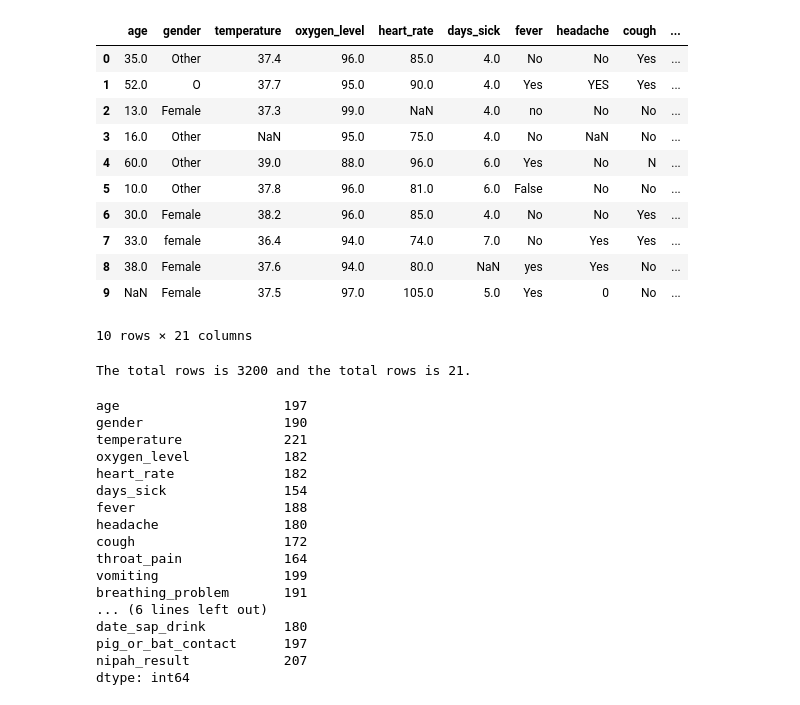
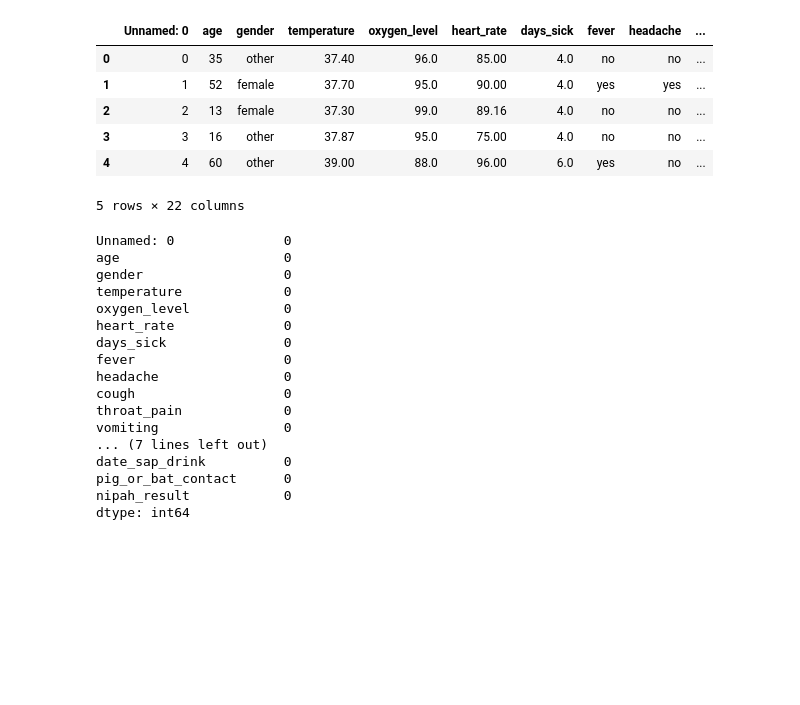
Before and after one commit to derravi/Nipah_Virus_Early_Risk_Prediction_System_2026, a Jupyter notebook: Nipah_Virus.ipynb, the cells around one changed output. Drawn from its saved outputs; the diff is of its cells as text; code cells hidden in the pictures; blank space fills up the shorter version.

```diff
--- a/Nipah_Virus.ipynb
+++ b/Nipah_Virus.ipynb
@@ -6,48 +6,32 @@ import numpy as np
-# %%
-#Import the File
-try:
-    df = pd.read_csv("Nipah_Virus_dataset_File/nipah_virus_dataset.csv")
-except FileNotFoundError as e:
-    print(e)
-
-#Print the first 10 Rows.
-df.head(10)
-# %% [output]
-|  | age | gender | temperature | oxygen_level | heart_rate | days_sick | fever | headache | cough | ... |
-| 0 | 35.0 | Other | 37.4 | 96.0 | 85.0 | 4.0 | No | No | Yes | ... |
-| 1 | 52.0 | O | 37.7 | 95.0 | 90.0 | 4.0 | Yes | YES | Yes | ... |
-| 2 | 13.0 | Female | 37.3 | 99.0 | NaN | 4.0 | no | No | No | ... |
-| 3 | 16.0 | Other | NaN | 95.0 | 75.0 | 4.0 | No | NaN | No | ... |
-| 4 | 60.0 | Other | 39.0 | 88.0 | 96.0 | 6.0 | Yes | No | N | ... |
-| 5 | 10.0 | Other | 37.8 | 96.0 | 81.0 | 6.0 | False | No | No | ... |
-| 6 | 30.0 | Female | 38.2 | 96.0 | 85.0 | 4.0 | No | No | Yes | ... |
-| 7 | 33.0 | female | 36.4 | 94.0 | 74.0 | 7.0 | No | Yes | Yes | ... |
-| 8 | 38.0 | Female | 37.6 | 94.0 | 80.0 | NaN | yes | Yes | No | ... |
-| 9 | NaN | Female | 37.5 | 97.0 | 105.0 | 5.0 | Yes | 0 | No | ... |
-10 rows × 21 columns
-# %%
-#Check the Total rows and columns into the Dataframes.
-print(f"The total rows is {df.shape[0]} and the total rows is {df.shape[1]}.")
-# %% [output]
-The total rows is 3200 and the total rows is 21.
+# %%
+df = pd.read_csv("Nipah_Virus_dataset_File/cleaned_data.csv")
+df.head()
+# %% [output]
+|  | Unnamed: 0 | age | gender | temperature | oxygen_level | heart_rate | days_sick | fever | headache | ... |
+| 0 | 0 | 35 | other | 37.40 | 96.0 | 85.00 | 4.0 | no | no | ... |
+| 1 | 1 | 52 | female | 37.70 | 95.0 | 90.00 | 4.0 | yes | yes | ... |
+| 2 | 2 | 13 | female | 37.30 | 99.0 | 89.16 | 4.0 | no | no | ... |
+| 3 | 3 | 16 | other | 37.87 | 95.0 | 75.00 | 4.0 | no | no | ... |
+| 4 | 4 | 60 | other | 39.00 | 88.0 | 96.00 | 6.0 | yes | no | ... |
+5 rows × 22 columns
 # %%
-#Lets check there is any null values or not.
+#check there is any null values or not.
 df.isna().sum()
 # %% [output]
-age                     197
-gender                  190
-temperature             221
-oxygen_level            182
-heart_rate              182
-days_sick               154
-fever                   188
-headache                180
-cough                   172
-throat_pain             164
-vomiting                199
-breathing_problem       191
-... (6 lines left out)
-date_sap_drink          180
-pig_or_bat_contact      197
-nipah_result            207
+Unnamed: 0              0
+age                     0
+gender                  0
+temperature             0
+oxygen_level            0
+heart_rate              0
+days_sick               0
+fever                   0
+headache                0
+cough                   0
+throat_pain             0
+vomiting                0
+... (7 lines left out)
+date_sap_drink          0
+pig_or_bat_contact      0
+nipah_result            0
 dtype: int64
```
Also changed, not shown: parts of 17 cells of this notebook, 14 other files.
